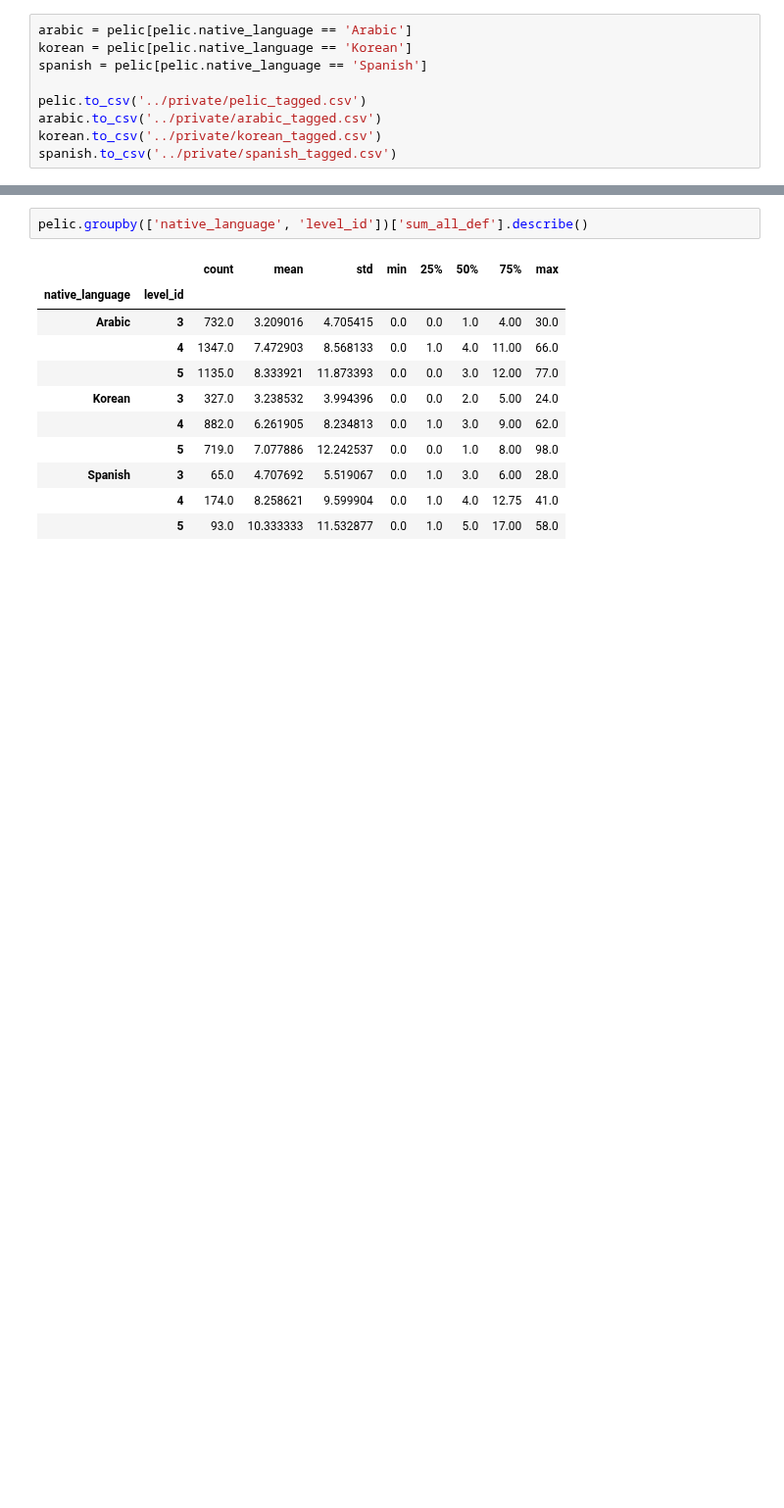
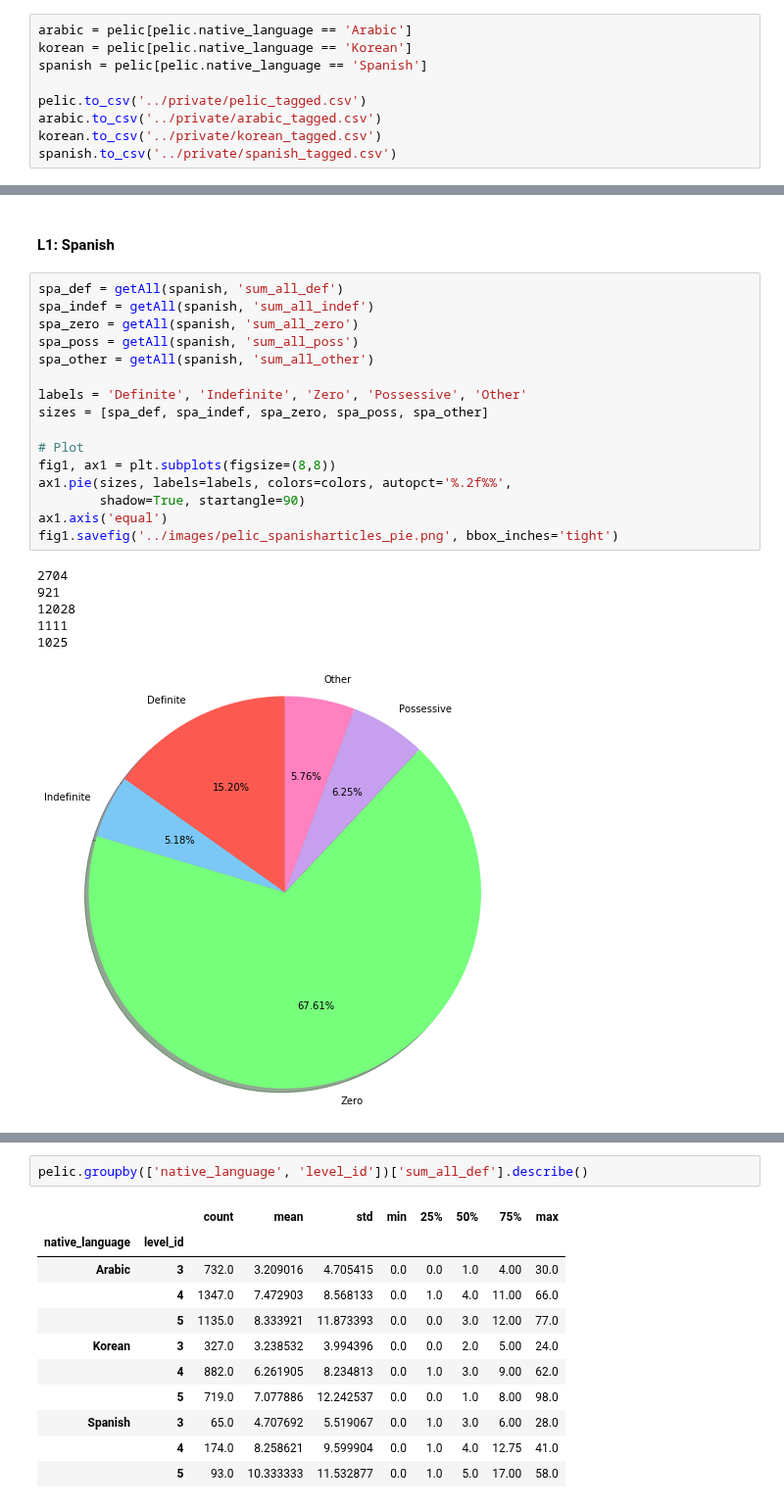
Before and after one commit to Data-Science-for-Linguists-2019/ESL-Article-Acquisition, a Jupyter notebook: analysis/quantitative_analysis.ipynb, the cells around one changed output, grey strips where cells are left out. Shown at 98% size. Cells and saved outputs as stored; diff of their text form; blank space fills up the shorter version.

```diff
--- a/analysis/quantitative_analysis.ipynb
+++ b/analysis/quantitative_analysis.ipynb
@@ -923,0 +849,26 @@ spanish.to_csv('../private/spanish_tagged.csv')
+# %% [markdown]
+<a id='spapie'></a>
+#### L1: Spanish
+# %%
+spa_def = getAll(spanish, 'sum_all_def')
+spa_indef = getAll(spanish, 'sum_all_indef')
+spa_zero = getAll(spanish, 'sum_all_zero')
+spa_poss = getAll(spanish, 'sum_all_poss')
+spa_other = getAll(spanish, 'sum_all_other')
+
+labels = 'Definite', 'Indefinite', 'Zero', 'Possessive', 'Other'
+sizes = [spa_def, spa_indef, spa_zero, spa_poss, spa_other]
+
+# Plot
+fig1, ax1 = plt.subplots(figsize=(8,8))
+ax1.pie(sizes, labels=labels, colors=colors, autopct='%.2f%%',
+        shadow=True, startangle=90)
+ax1.axis('equal')
+fig1.savefig('../images/pelic_spanisharticles_pie.png', bbox_inches='tight')
+# %% [output]
+2704
+921
+12028
+1111
+1025
+[figure, added]
```
Also changed, not shown: parts of 159 cells of this notebook, 13 other files.
